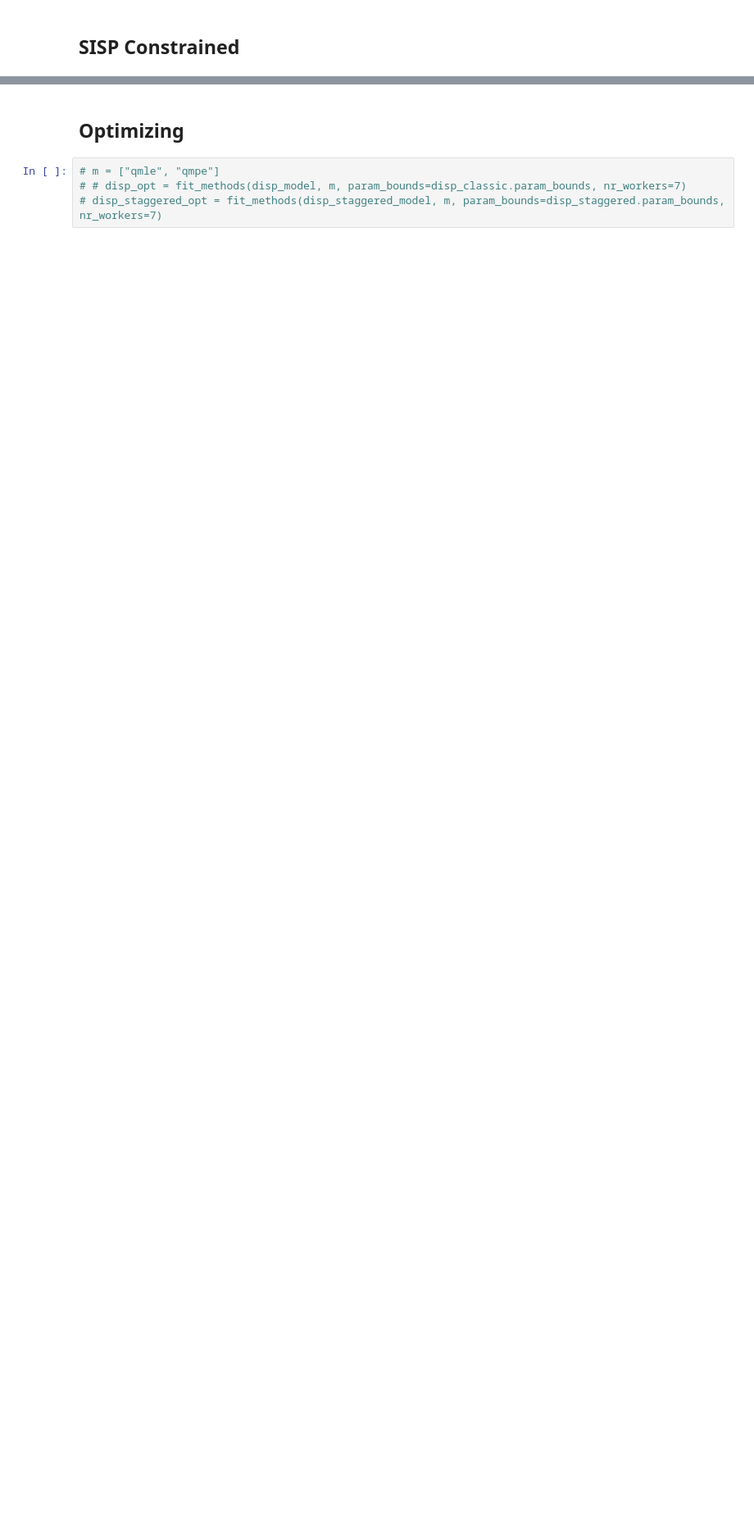
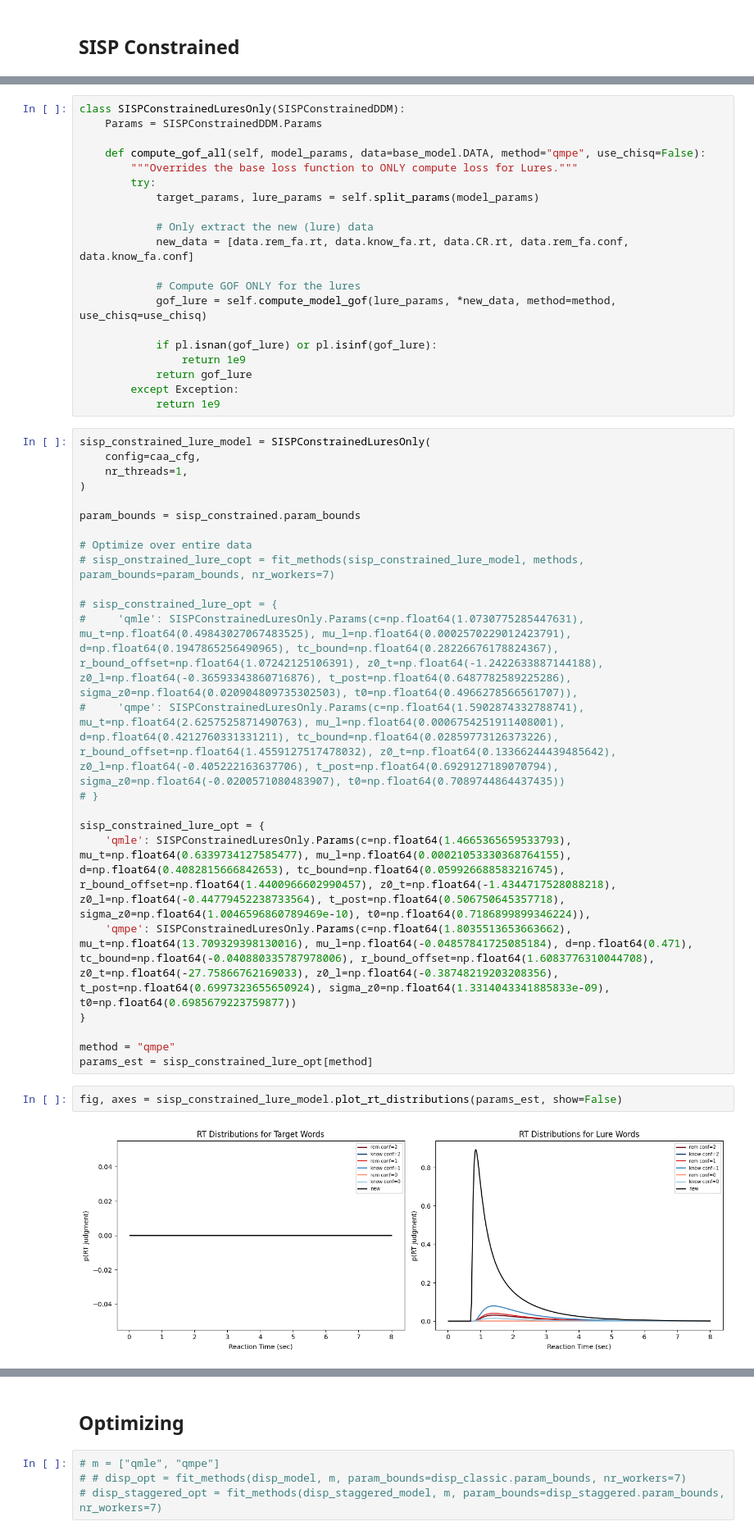
Before and after one commit to SpoopyPillow/caa_recognition_model, a Jupyter notebook: plot_models.ipynb, the cells around one changed output, grey strips where cells are left out. Shown at 82% size. Cells and saved outputs as stored; diff of their text form; blank space fills up the shorter version.

```diff
--- a/plot_models.ipynb
+++ b/plot_models.ipynb
@@ -261,0 +311,47 @@ display_comparison(results)
+# %%
+class SISPConstrainedLuresOnly(SISPConstrainedDDM):
+    Params = SISPConstrainedDDM.Params
+
+    def compute_gof_all(self, model_params, data=base_model.DATA, method="qmpe", use_chisq=False):
+        """Overrides the base loss function to ONLY compute loss for Lures."""
+        try:
+            target_params, lure_params = self.split_params(model_params)
+
+            # Only extract the new (lure) data
+            new_data = [data.rem_fa.rt, data.know_fa.rt, data.CR.rt, data.rem_fa.conf, data.know_fa.conf]
+
+            # Compute GOF ONLY for the lures
+            gof_lure = self.compute_model_gof(lure_params, *new_data, method=method, use_chisq=use_chisq)
+
+            if pl.isnan(gof_lure) or pl.isinf(gof_lure):
+                return 1e9
+            return gof_lure
+        except Exception:
+            return 1e9
+# %%
+sisp_constrained_lure_model = SISPConstrainedLuresOnly(
+    config=caa_cfg,
+    nr_threads=1,
+)
+
+param_bounds = sisp_constrained.param_bounds
+
+# Optimize over entire data
+# sisp_onstrained_lure_copt = fit_methods(sisp_constrained_lure_model, methods, param_bounds=param_bounds, nr_workers=7)
+
+# sisp_constrained_lure_opt = {
+#     'qmle': SISPConstrainedLuresOnly.Params(c=np.float64(1.0730775285447631), mu_t=np.float64(0.49843027067483525), mu_l=np.float64(0.0002570229012423791), d=np.float64(0.1947865256490965), tc_bound=np.float64(0.28226676178824367), r_bound_offset=np.float64(1.07242125106391), z0_t=np.float64(-1.2422633887144188), z0_l=np.float64(-0.36593343860716876), t_post=np.float64(0.6487782589225286), sigma_z0=np.float64(0.020904809735302503), t0=np.float64(0.4966278566561707)),
+#     'qmpe': SISPConstrainedLuresOnly.Params(c=np.float64(1.5902874332788741), mu_t=np.float64(2.6257525871490763), mu_l=np.float64(0.0006754251911408001), d=np.float64(0.4212760331331211), tc_bound=np.float64(0.02859773126373226), r_bound_offset=np.float64(1.4559127517478032), z0_t=np.float64(0.13366244439485642), z0_l=np.float64(-0.405222163637706), t_post=np.float64(0.6929127189070794), sigma_z0=np.float64(-0.0200571080483907), t0=np.float64(0.7089744864437435))
+# }
+
+sisp_constrained_lure_opt = {
+    'qmle': SISPConstrainedLuresOnly.Params(c=np.float64(1.4665365659533793), mu_t=np.float64(0.6339734127585477), mu_l=np.float64(0.00021053330368764155), d=np.float64(0.4082815666842653), tc_bound=np.float64(0.059926688583216745), r_bound_offset=np.float64(1.4400966602990457), z0_t=np.float64(-1.4344717528088218), z0_l=np.float64(-0.44779452238733564), t_post=np.float64(0.506750645357718), sigma_z0=np.float64(1.0046596860789469e-10), t0=np.float64(0.7186899899346224)),
+    'qmpe': SISPConstrainedLuresOnly.Params(c=np.float64(1.8035513653663662), mu_t=np.float64(13.709329398130016), mu_l=np.float64(-0.04857841725085184), d=np.float64(0.471), tc_bound=np.float64(-0.040880335787978006), r_bound_offset=np.float64(1.6083776310044708), z0_t=np.float64(-27.75866762169033), z0_l=np.float64(-0.38748219203208356), t_post=np.float64(0.6997323655650924), sigma_z0=np.float64(1.3314043341885833e-09), t0=np.float64(0.6985679223759877))
+}
+
+method = "qmpe"
+params_est = sisp_constrained_lure_opt[method]
+# %%
+fig, axes = sisp_constrained_lure_model.plot_rt_distributions(params_est, show=False)
+# %% [output]
+[figure, added]
```
Also changed, not shown: parts of 17 cells of this notebook, 1 other file.
